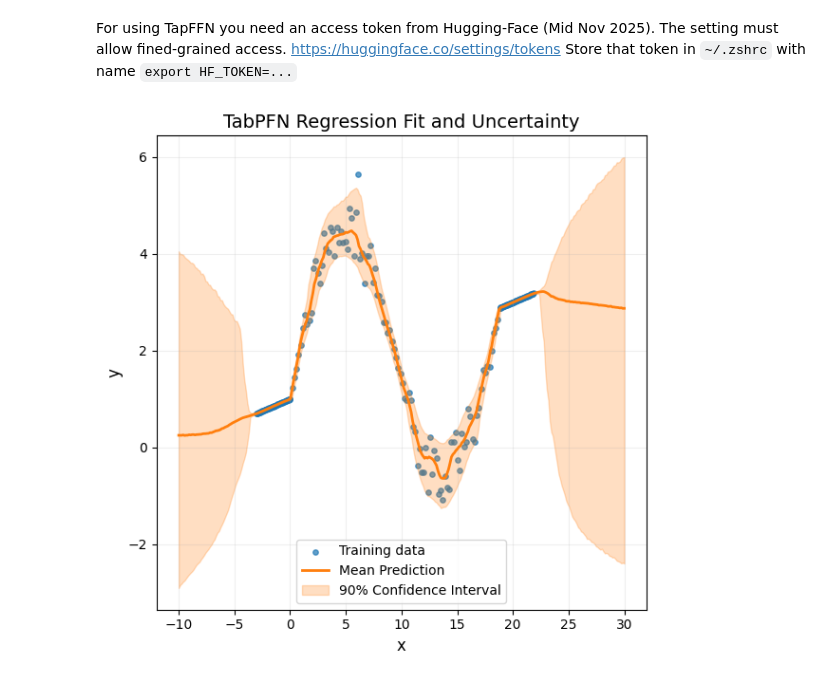
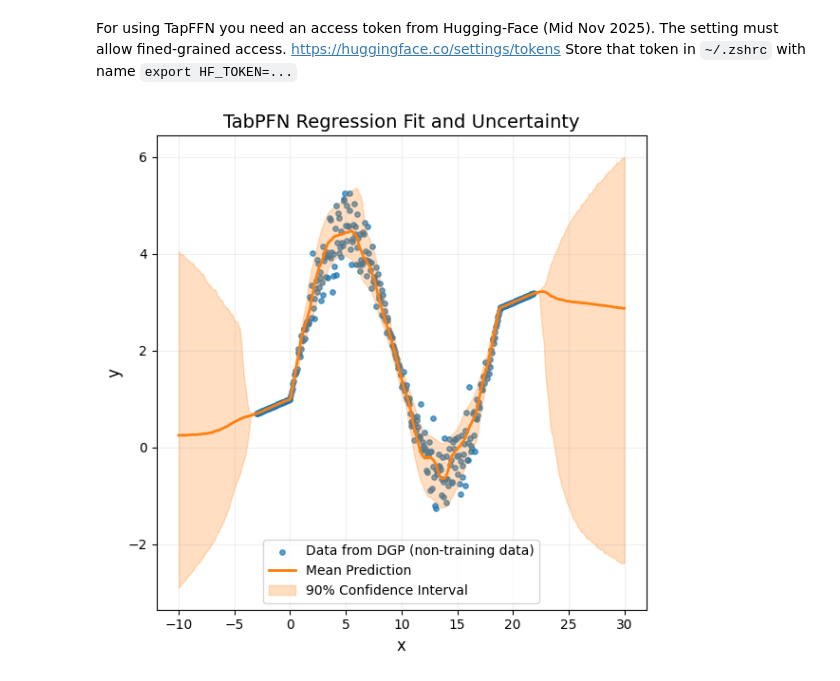
Before and after one commit to ioskn/mldl_htwg, a Jupyter notebook: boosting/ProbBoosting.ipynb, the cells around one changed output. Cells and saved outputs as stored; diff of their text form; code cells hidden in the pictures.

```diff
--- a/boosting/ProbBoosting.ipynb
+++ b/boosting/ProbBoosting.ipynb
@@ -207,19 +207,22 @@ quantile_predictions = reg.predict(x_val, output_type='quantiles', quantiles=[0.
 # %%
 lower = quantile_predictions[0]  # 0.05 quantile
 mus = quantile_predictions[1]     # 0.5 quantile (median/mean)
 upper = quantile_predictions[2]  # 0.95 quantile
 
+
 plt.figure(figsize=(6,6))
-plt.scatter(x_train, y_train, s=15, color='tab:blue', label='Training data', alpha=0.7)
+x_test, y_test = dgp(300)
+plt.scatter(x_test, y_test, s=15, color='tab:blue', label='Data from DGP (non-training data)', alpha=0.7)
+
 plt.plot(x_val, mus, color='tab:orange', lw=2, label='Mean Prediction')
 plt.fill_between(x_val.ravel(), lower, upper, color='tab:orange', alpha=0.25, label='90% Confidence Interval')
 
 plt.xlabel('x', fontsize=12)
 plt.ylabel('y', fontsize=12)
 plt.title('TabPFN Regression Fit and Uncertainty', fontsize=14)
 plt.legend()
 plt.grid(alpha=0.2)
 plt.tight_layout()
 plt.show()
 # %% [output]
-[figure, old version]
+[figure, new version]
```
Also changed, not shown: 1 other file.
